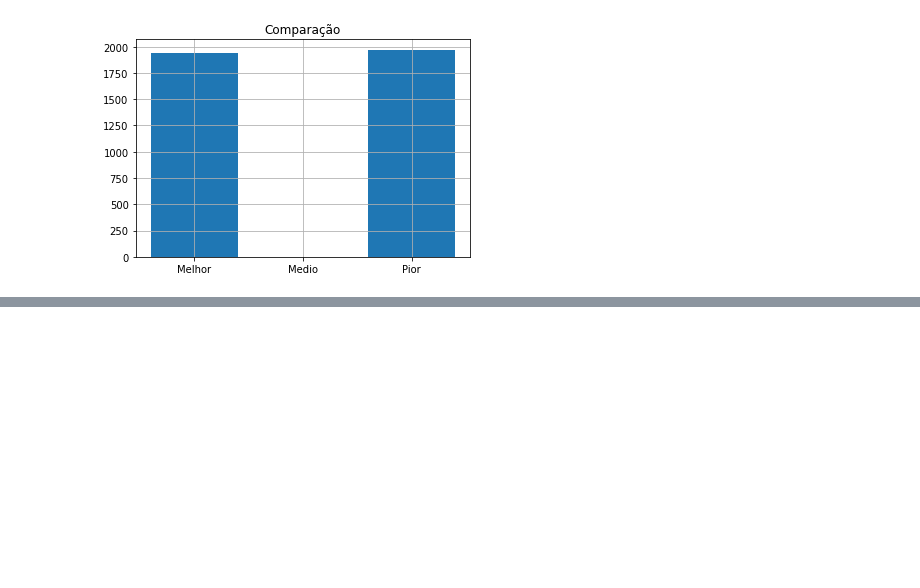
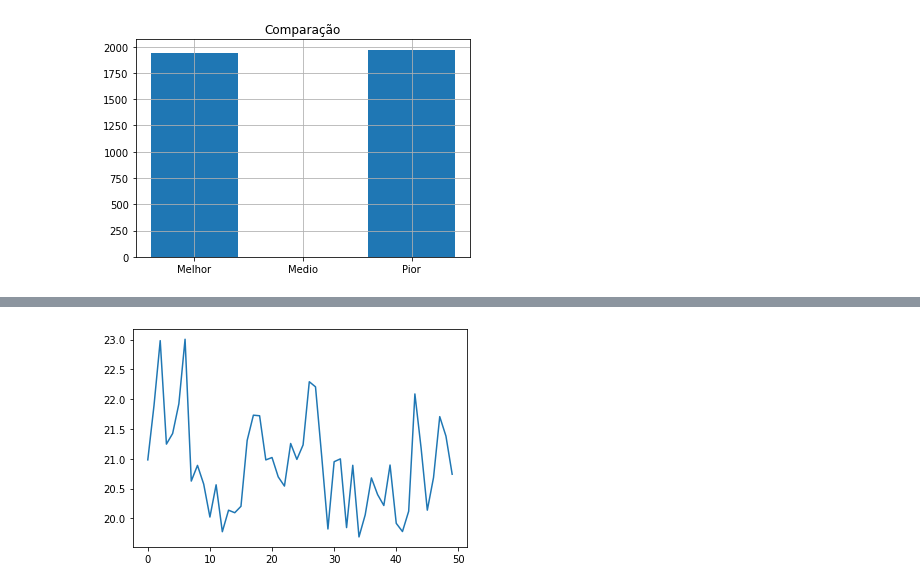
Before and after one commit to svhenrique/Softex, a Jupyter notebook: PAA/Untitled0.ipynb, the cells around one changed output, grey strips where cells are left out. Drawn from its saved outputs; the diff is of its cells as text; code cells hidden in the pictures; blank space fills up the shorter version.

```diff
--- a/PAA/Untitled0.ipynb
+++ b/PAA/Untitled0.ipynb
@@ -339,0 +373,6 @@ plt.show()
+# %%
+# tempo
+plt.plot([analise['tempo em segundos'] for analise in melhores_casos])
+plt.show()
+# %% [output]
+[figure, added]
```
Also changed, not shown: parts of 24 cells of this notebook.
